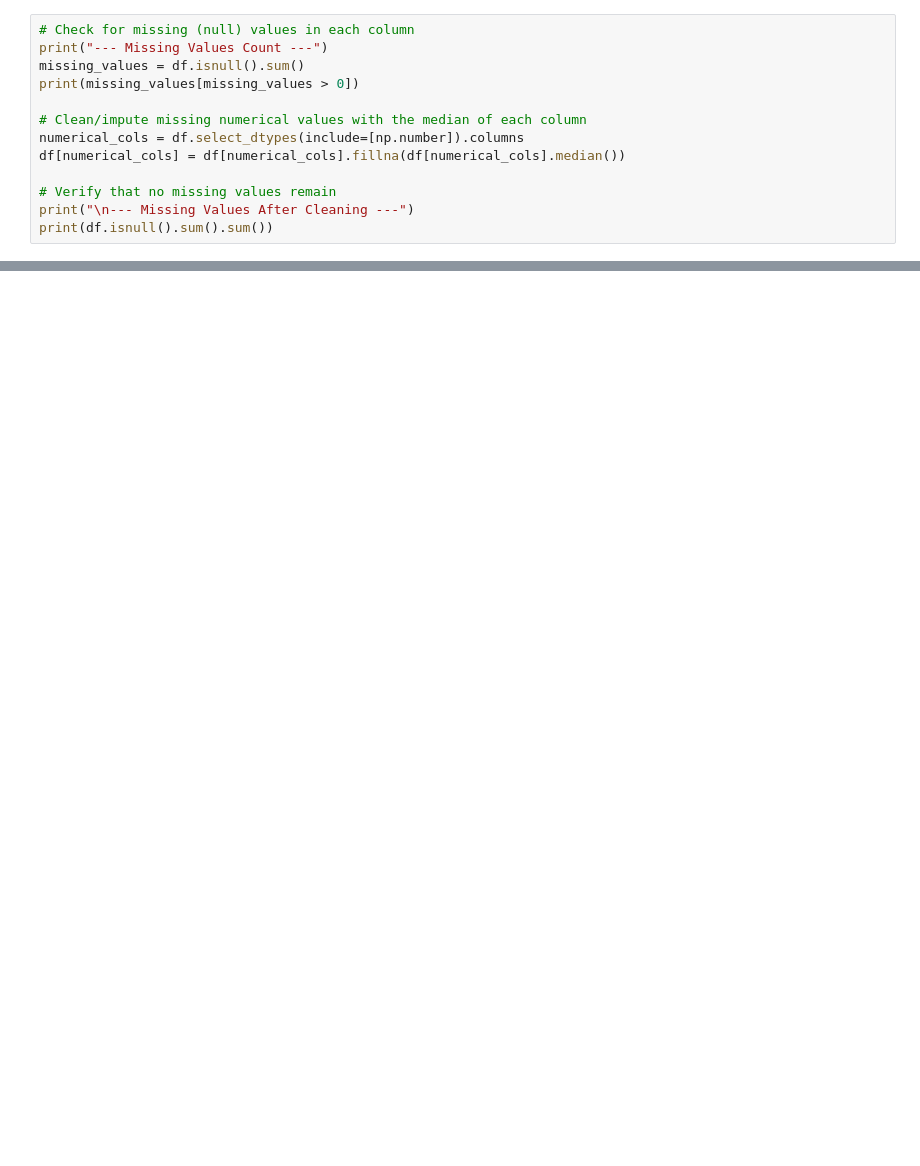
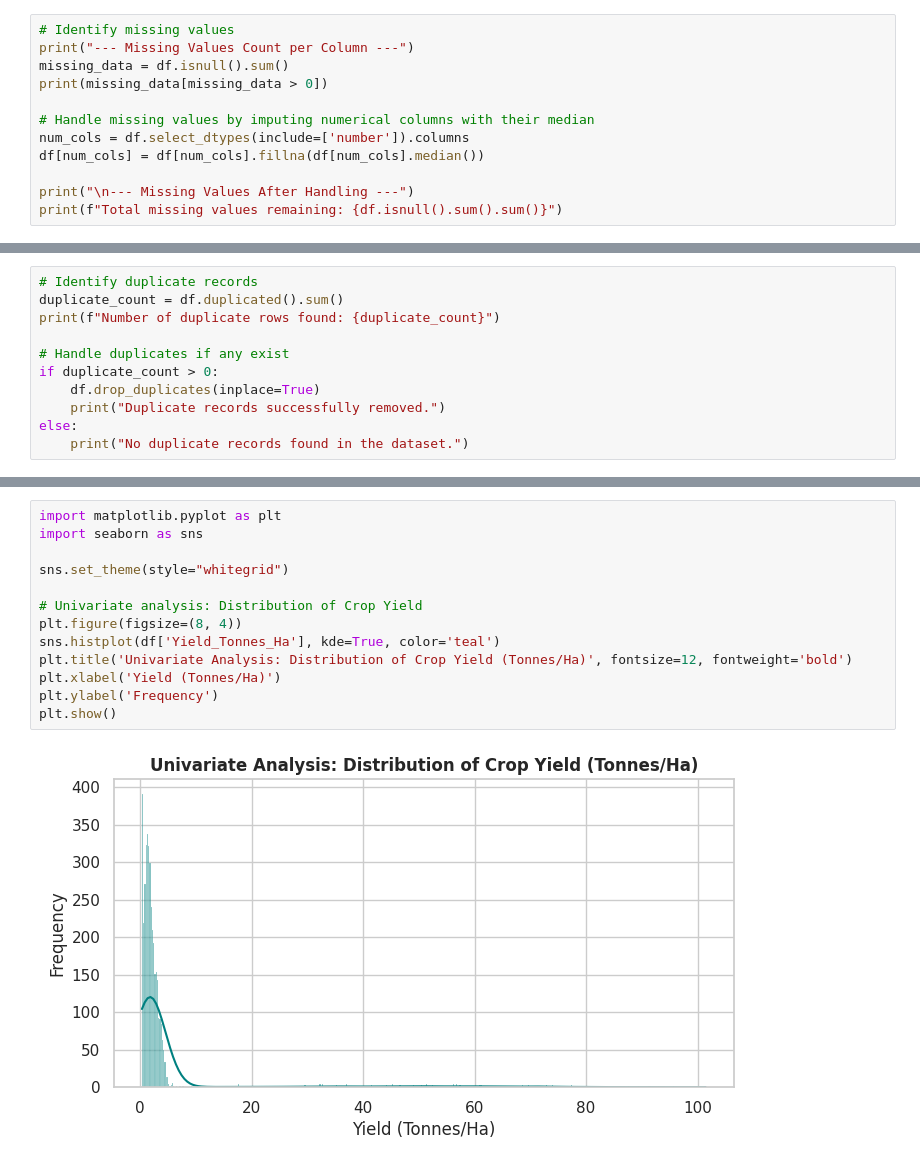
Before and after one commit to TheVxxsh-Sh/Seasonal-Agriculture-Performance-Analysis, a Jupyter notebook: Seasonal_Agriculture_Performance_Analysis.ipynb, the cells around one changed output, grey strips where cells are left out. Cells and saved outputs as stored; diff of their text form; blank space fills up the shorter version.

```diff
--- a/Seasonal_Agriculture_Performance_Analysis.ipynb
+++ b/Seasonal_Agriculture_Performance_Analysis.ipynb
@@ -43,14 +99,13 @@ None
 # %%
-# Check for missing (null) values in each column
-print("--- Missing Values Count ---")
-missing_values = df.isnull().sum()
-print(missing_values[missing_values > 0])
+# Identify missing values
+print("--- Missing Values Count per Column ---")
+missing_data = df.isnull().sum()
+print(missing_data[missing_data > 0])
 
-# Clean/impute missing numerical values with the median of each column
-numerical_cols = df.select_dtypes(include=[np.number]).columns
-df[numerical_cols] = df[numerical_cols].fillna(df[numerical_cols].median())
+# Handle missing values by imputing numerical columns with their median
+num_cols = df.select_dtypes(include=['number']).columns
+df[num_cols] = df[num_cols].fillna(df[num_cols].median())
 
-# Verify that no missing values remain
-print("\n--- Missing Values After Cleaning ---")
-print(df.isnull().sum().sum())
+print("\n--- Missing Values After Handling ---")
+print(f"Total missing values remaining: {df.isnull().sum().sum()}")
 # %% [output]
@@ -152,0 +122,11 @@ Passing `palette` without assigning `hue` is deprecated and will be removed in v
+# %%
+# Identify duplicate records
+duplicate_count = df.duplicated().sum()
+print(f"Number of duplicate rows found: {duplicate_count}")
+
+# Handle duplicates if any exist
+if duplicate_count > 0:
+    df.drop_duplicates(inplace=True)
+    print("Duplicate records successfully removed.")
+else:
+    print("No duplicate records found in the dataset.")
@@ -152,0 +173,15 @@ Passing `palette` without assigning `hue` is deprecated and will be removed in v
+# %%
+import matplotlib.pyplot as plt
+import seaborn as sns
+
+sns.set_theme(style="whitegrid")
+
+# Univariate analysis: Distribution of Crop Yield
+plt.figure(figsize=(8, 4))
+sns.histplot(df['Yield_Tonnes_Ha'], kde=True, color='teal')
+plt.title('Univariate Analysis: Distribution of Crop Yield (Tonnes/Ha)', fontsize=12, fontweight='bold')
+plt.xlabel('Yield (Tonnes/Ha)')
+plt.ylabel('Frequency')
+plt.show()
+# %% [output]
+[figure, added]
```
Also changed, not shown: parts of 40 cells of this notebook.
